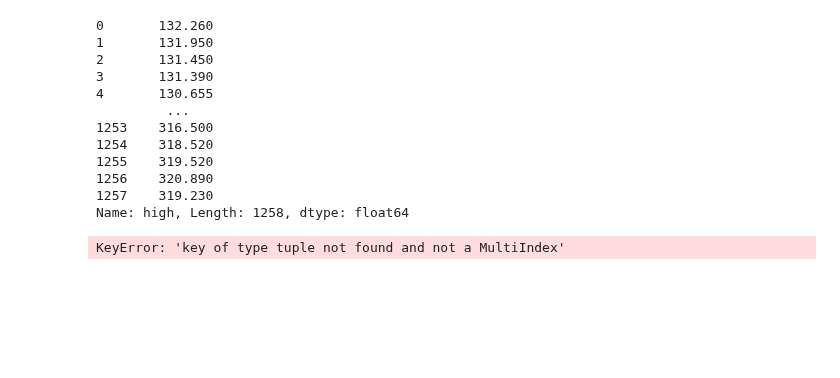
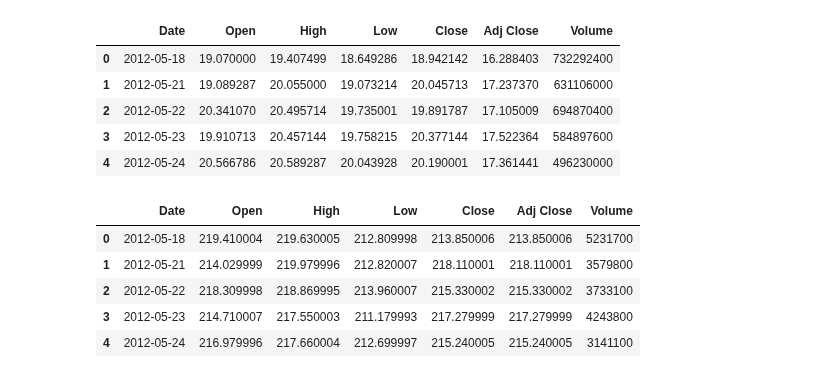
Before and after one commit to sunil3092/DBSEdu, a Jupyter notebook: Sem 2/Deep Learning/CA/CA1_60%/CA_Sunil_Gauda_10595858.ipynb, the cells around one changed output. Cells and saved outputs as stored; diff of their text form; code cells hidden in the pictures; blank space fills up the shorter version.

```diff
--- a/Sem 2/Deep Learning/CA/CA1_60%/CA_Sunil_Gauda_10595858.ipynb
+++ b/Sem 2/Deep Learning/CA/CA1_60%/CA_Sunil_Gauda_10595858.ipynb
@@ -20,21 +21,18 @@ df1 = df.reset_index()['high']
-# %%
-df1
-# %% [output]
-0       132.260
-1       131.950
-2       131.450
-3       131.390
-4       130.655
-         ...
-1253    316.500
-1254    318.520
-1255    319.520
-1256    320.890
-1257    319.230
-Name: high, Length: 1258, dtype: float64
-# %%
-training_size=int(len(df1)*0.65)
-test_size=len(df1)-training_size
-train_data, test_data = df1[0:training_size,:],df1[training_size:len(df1),:1]
-# %% [output]
-KeyError: 'key of type tuple not found and not a MultiIndex'
+# %%
+apl_df.head()
+# %% [output]
+|  | Date | Open | High | Low | Close | Adj Close | Volume |
+| 0 | 2012-05-18 | 19.070000 | 19.407499 | 18.649286 | 18.942142 | 16.288403 | 732292400 |
+| 1 | 2012-05-21 | 19.089287 | 20.055000 | 19.073214 | 20.045713 | 17.237370 | 631106000 |
+| 2 | 2012-05-22 | 20.341070 | 20.495714 | 19.735001 | 19.891787 | 17.105009 | 694870400 |
+| 3 | 2012-05-23 | 19.910713 | 20.457144 | 19.758215 | 20.377144 | 17.522364 | 584897600 |
+| 4 | 2012-05-24 | 20.566786 | 20.589287 | 20.043928 | 20.190001 | 17.361441 | 496230000 |
+# %%
+amz_df.head()
+# %% [output]
+|  | Date | Open | High | Low | Close | Adj Close | Volume |
+| 0 | 2012-05-18 | 219.410004 | 219.630005 | 212.809998 | 213.850006 | 213.850006 | 5231700 |
+| 1 | 2012-05-21 | 214.029999 | 219.979996 | 212.820007 | 218.110001 | 218.110001 | 3579800 |
+| 2 | 2012-05-22 | 218.309998 | 218.869995 | 213.960007 | 215.330002 | 215.330002 | 3733100 |
+| 3 | 2012-05-23 | 214.710007 | 217.550003 | 211.179993 | 217.279999 | 217.279999 | 4243800 |
+| 4 | 2012-05-24 | 216.979996 | 217.660004 | 212.699997 | 215.240005 | 215.240005 | 3141100 |
```
Also changed, not shown: parts of 11 cells of this notebook, 14 other files.
